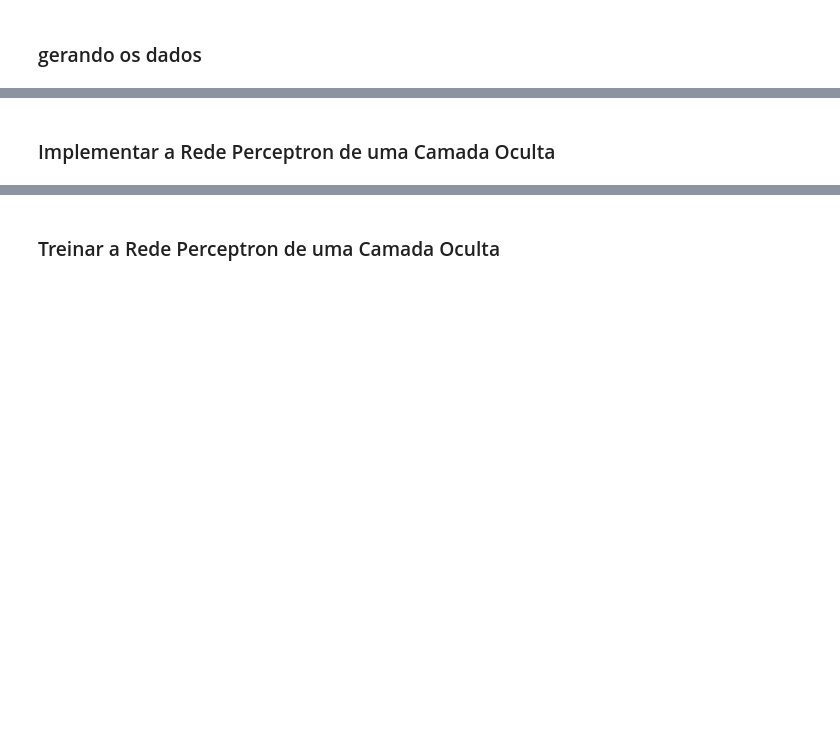
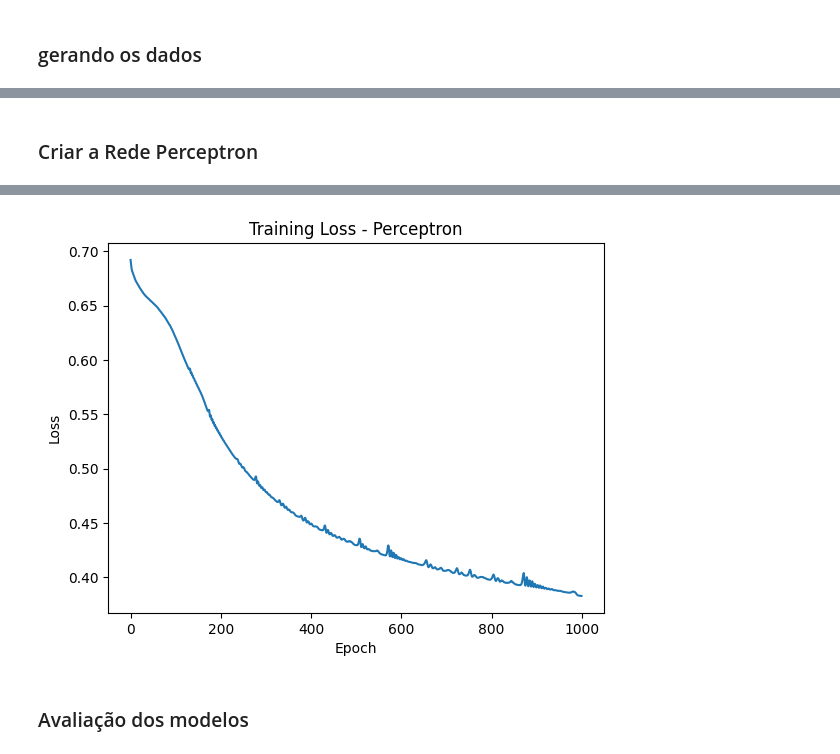
Before and after one commit to alessandropequeno/PPGEEC-Deep-Learning-UFRN, a Jupyter notebook: Questão_1_b.ipynb, the cells around one changed output, grey strips where cells are left out. Cells and saved outputs as stored; diff of their text form; code cells hidden in the pictures; blank space fills up the shorter version.

```diff
--- a/Questão_1_b.ipynb
+++ b/Questão_1_b.ipynb
@@ -66,8 +95,14 @@ class RBFNet(BaseEstimator, ClassifierMixin):
 # %%
-rbf_model = RBFNet()
-rbf_model.fit(X_train, y_train)
+# Implementar a Máquina de Vetor de Suporte (SVM)
+param_grid_svm = {
+    'svc__C': [0.1, 1, 10, 100],
+    'svc__gamma': [0.001, 0.01, 0.1, 1]
+}
 
-# Implementar a Máquina de Vetor de Suporte (SVM)
-svm_model = make_pipeline(StandardScaler(), SVC(kernel='rbf', gamma='scale'))
-svm_model.fit(X_train, y_train)
+svm_model = make_pipeline(StandardScaler(), SVC(kernel='rbf'))
+grid_search_svm = GridSearchCV(svm_model, param_grid_svm, cv=5)
+grid_search_svm.fit(X_train, y_train)
+
+print("Best parameters for SVM:", grid_search_svm.best_params_)
+best_svm_model = grid_search_svm.best_estimator_
 # %% [output]
@@ -77,21 +110,23 @@ Pipeline(steps=[('standardscaler', StandardScaler()), ('svc', SVC())])
 # %% [markdown]
-### Implementar a Rede Perceptron de uma Camada Oculta
+### Criar a Rede Perceptron
 # %%
 class Perceptron(nn.Module):
     def __init__(self):
         super(Perceptron, self).__init__()
-        self.fc1 = nn.Linear(2, 10)
-        self.fc2 = nn.Linear(10, 1)
+        self.fc1 = nn.Linear(2, 20)
+        self.fc2 = nn.Linear(20, 10)
+        self.fc3 = nn.Linear(10, 1)
         self.activation = nn.Sigmoid()
 
     def forward(self, x):
         x = torch.relu(self.fc1(x))
-        x = self.activation(self.fc2(x))
+        x = torch.relu(self.fc2(x))
+        x = self.activation(self.fc3(x))
         return x
 
     def fit(self, X, y, epochs=1000, lr=0.01):
         criterion = nn.BCELoss()
-        optimizer = optim.SGD(self.parameters(), lr=lr)
+        optimizer = optim.Adam(self.parameters(), lr=lr)
 
         X_torch = torch.tensor(X, dtype=torch.float32)
         y_torch = torch.tensor(y, dtype=torch.float32).unsqueeze(1)
@@ -105,7 +140,8 @@ class Perceptron(nn.Module):
             loss.backward()
             optimizer.step()
             train_losses.append(loss.item())
-            print(f"Epoch {epoch}: Loss {loss.item()}")
+            if epoch % 100 == 0:
+                print(f"Epoch {epoch}: Loss {loss.item()}")
 
         plt.plot(train_losses)
         plt.title("Training Loss - Perceptron")
@@ -118,3 +154,7 @@ class Perceptron(nn.Module):
         with torch.no_grad():
             outputs = self(X_torch)
         return outputs.numpy().flatten()
+
+perceptron_model = Perceptron()
+perceptron_model.fit(X_train, y_train)
+# %% [output]
@@ -121,3 +171,4 @@ class Perceptron(nn.Module):
+[figure, added]
-# %% [markdown]
-### Treinar a Rede Perceptron de uma Camada Oculta
+# %% [markdown]
+### Avaliação dos modelos
 # %%
```
Also changed, not shown: parts of 20 cells of this notebook.
